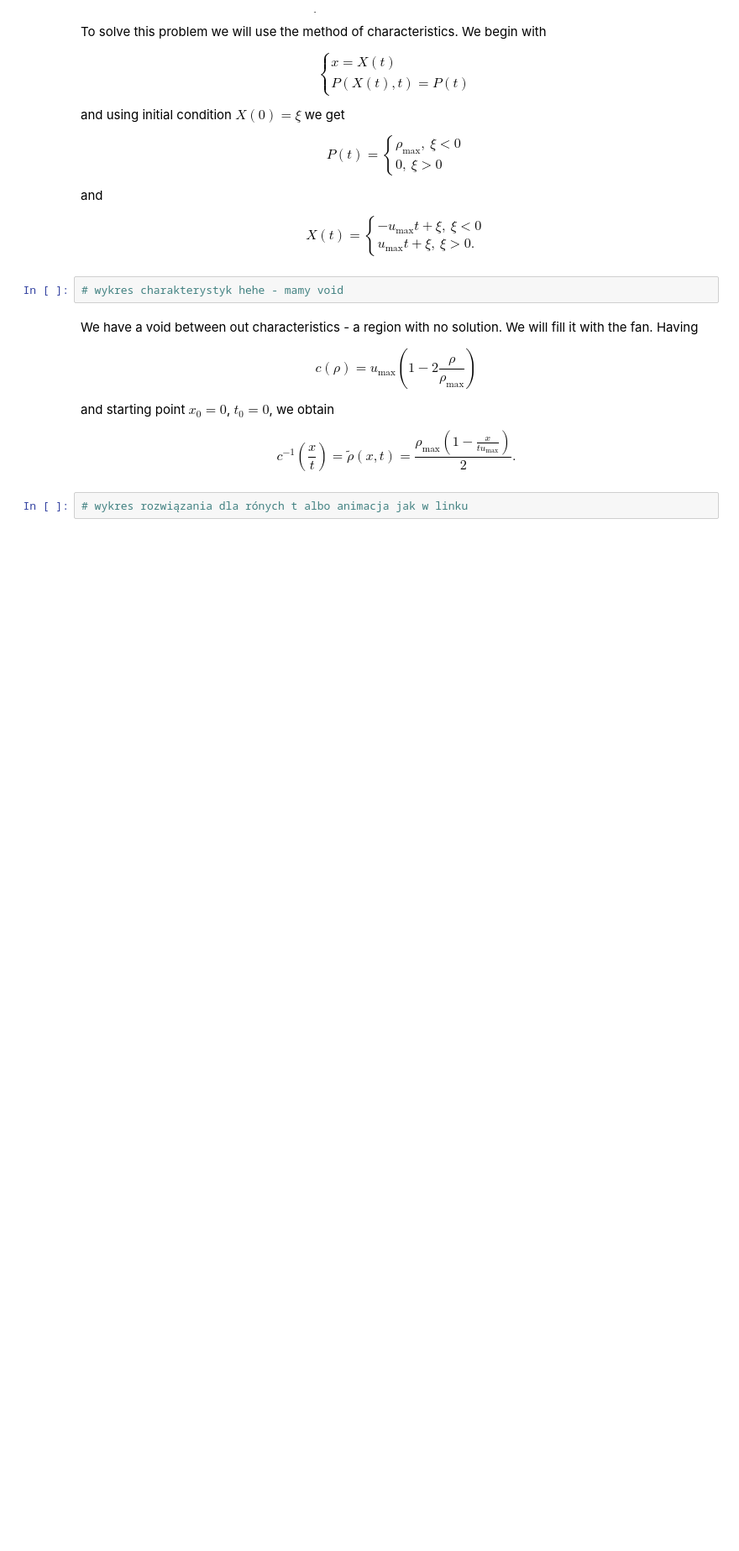
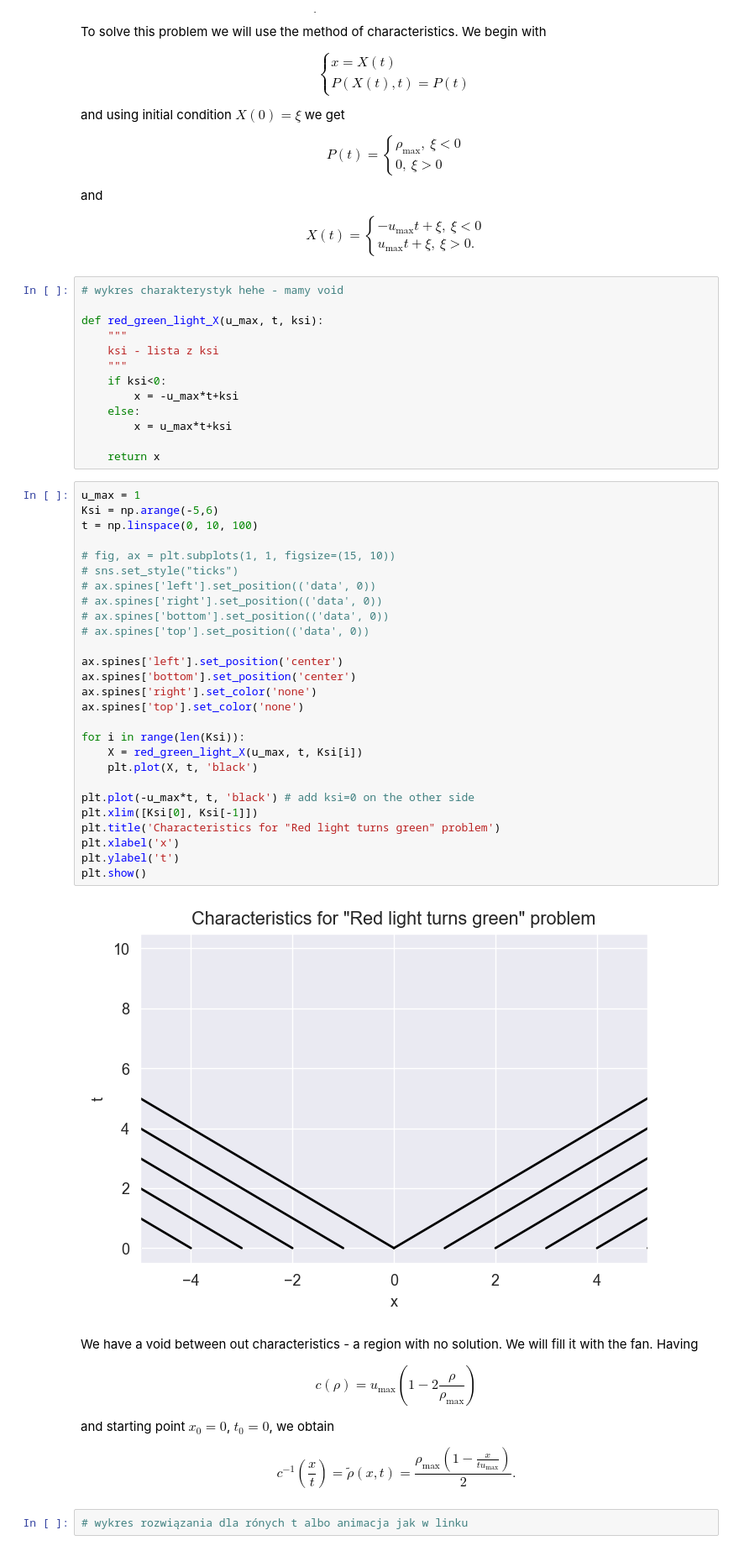
Before and after one commit to joannaww/Lighthill-Witham-Richards-Model, a Jupyter notebook: Matuszak_Wojciechowicz.ipynb, the cells around one changed output. Shown: that part at 84% size. Saved outputs shown, nothing was run; the diff lists cells and outputs as text; blank space fills up the shorter version.

```diff
--- a/Matuszak_Wojciechowicz.ipynb
+++ b/Matuszak_Wojciechowicz.ipynb
@@ -124,6 +124,46 @@ $$X\left(t\right) = \begin{cases} -u_{\text{max}} t + \xi,~\xi<0 \\
 u_{\text{max}} t + \xi,~\xi>0. \end{cases}$$
 # %%
 # wykres charakterystyk hehe - mamy void
+
+def red_green_light_X(u_max, t, ksi):
+    """
+    ksi - lista z ksi
+    """
+    if ksi<0:
+        x = -u_max*t+ksi
+    else:
+        x = u_max*t+ksi
+
+    return x
+# %%
+u_max = 1
+Ksi = np.arange(-5,6)
+t = np.linspace(0, 10, 100)
+
+# fig, ax = plt.subplots(1, 1, figsize=(15, 10))
+# sns.set_style("ticks")
+# ax.spines['left'].set_position(('data', 0))
+# ax.spines['right'].set_position(('data', 0))
+# ax.spines['bottom'].set_position(('data', 0))
+# ax.spines['top'].set_position(('data', 0))
+
+ax.spines['left'].set_position('center')
+ax.spines['bottom'].set_position('center')
+ax.spines['right'].set_color('none')
+ax.spines['top'].set_color('none')
+
+for i in range(len(Ksi)):
+    X = red_green_light_X(u_max, t, Ksi[i])
+    plt.plot(X, t, 'black')
+
+plt.plot(-u_max*t, t, 'black') # add ksi=0 on the other side
+plt.xlim([Ksi[0], Ksi[-1]])
+plt.title('Characteristics for "Red light turns green" problem')
+plt.xlabel('x')
+plt.ylabel('t')
+plt.show()
+# %% [output]
+[figure, added]
 # %% [markdown]
 We have a void between out characteristics - a region with no solution. We will fill it with the fan. Having
 
```
Also changed, not shown: parts of 4 cells of this notebook.
